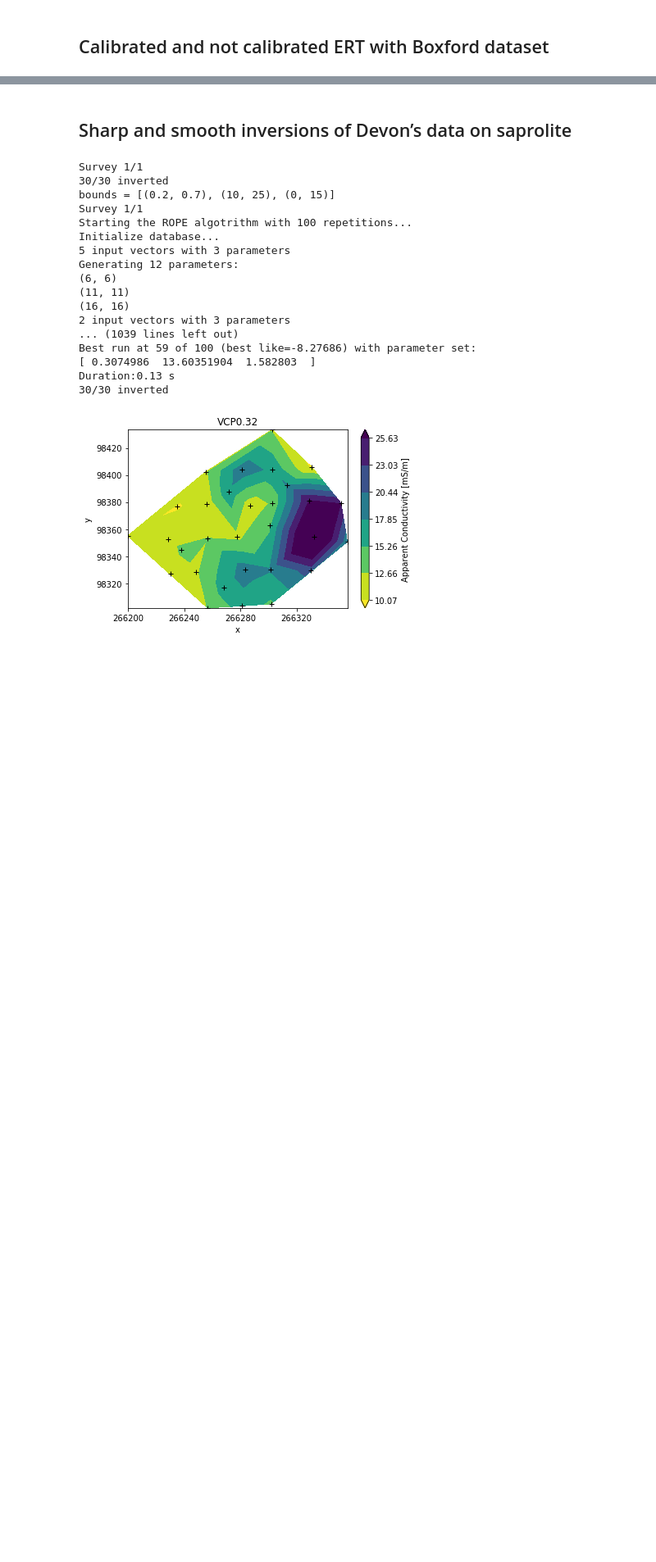
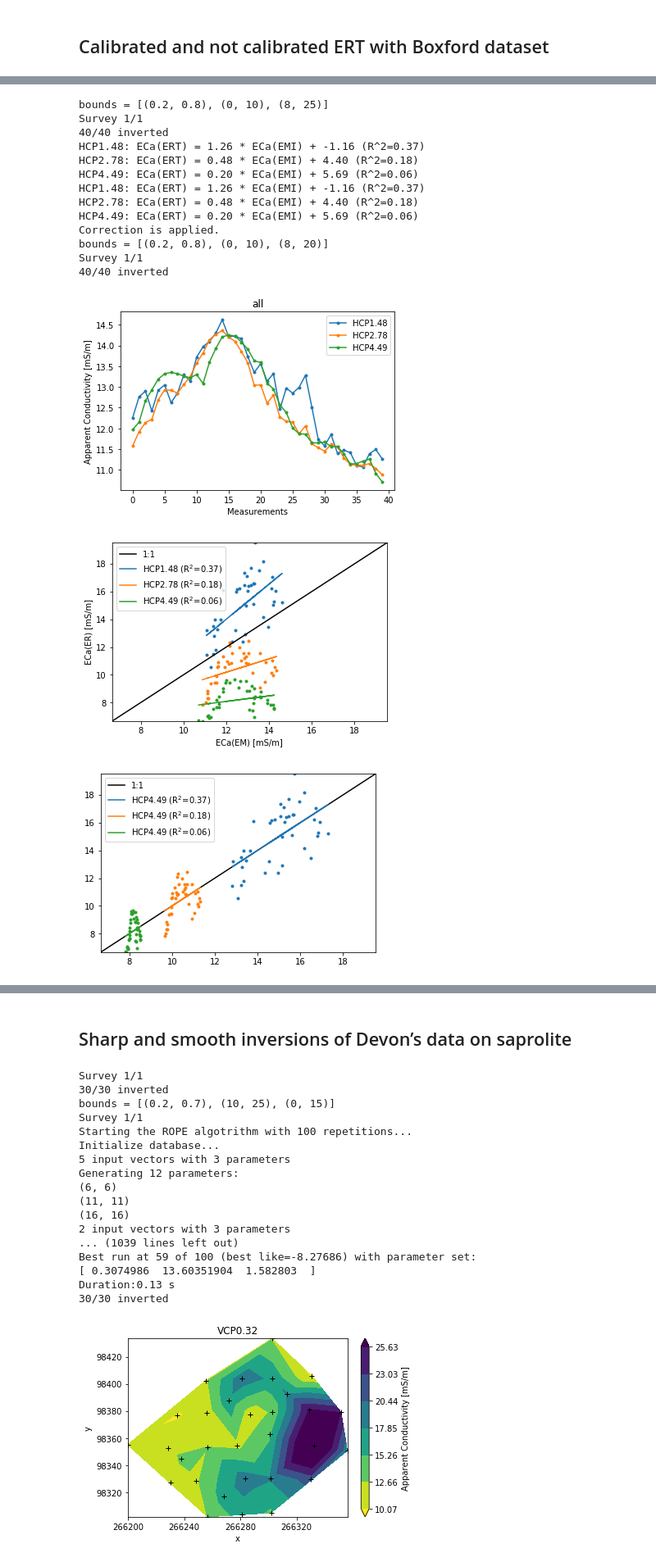
Before and after one commit to hkexgroup/emagpy, a Jupyter notebook: src/em-paper.ipynb, the cells around one changed output, grey strips where cells are left out. Shown at 82% size. Drawn from its saved outputs; the diff is of its cells as text; code cells hidden in the pictures; blank space fills up the shorter version.

```diff
--- a/src/em-paper.ipynb
+++ b/src/em-paper.ipynb
@@ -275,0 +240,35 @@ Duration:0.12 s
+# %%
+fnameEC = datadir + 'boxford-calib/eri_ec.csv'
+fnameECa = datadir + 'boxford-calib/hcp_bf_south.csv'
+
+# non calibrated
+k1 = Problem()
+k1.createSurvey(fnameECa)
+k1.show()
+k1.setInit(depths0=[0.4], fixedDepths=[False], conds0=[5, 15])
+k1.invert(forwardModel='CS', method='ROPE', bnds=[(0.2, 0.8), (0, 10), (8, 25)])
+
+# ERT calibrated
+k2 = Problem()
+k2.createSurvey(datadir + 'boxford-calib/hcp_bf_south.csv')
+k2.setInit(depths0=[0.4], fixedDepths=[False], conds0=[5, 15])
+k2.calibrate(fnameECa, fnameEC, forwardModel='FSeq') # plot calibration
+k2.calibrate(fnameECa, fnameEC, forwardModel='FSeq', apply=True) # apply the calibration
+k2.invert(forwardModel='CS', method='ROPE', bnds=[(0.2, 0.8), (0, 10), (8, 20)])
+# %% [output]
+bounds = [(0.2, 0.8), (0, 10), (8, 25)]
+Survey 1/1
+40/40 inverted
+HCP1.48: ECa(ERT) = 1.26 * ECa(EMI) + -1.16 (R^2=0.37)
+HCP2.78: ECa(ERT) = 0.48 * ECa(EMI) + 4.40 (R^2=0.18)
+HCP4.49: ECa(ERT) = 0.20 * ECa(EMI) + 5.69 (R^2=0.06)
+HCP1.48: ECa(ERT) = 1.26 * ECa(EMI) + -1.16 (R^2=0.37)
+HCP2.78: ECa(ERT) = 0.48 * ECa(EMI) + 4.40 (R^2=0.18)
+HCP4.49: ECa(ERT) = 0.20 * ECa(EMI) + 5.69 (R^2=0.06)
+Correction is applied.
+bounds = [(0.2, 0.8), (0, 10), (8, 20)]
+Survey 1/1
+40/40 inverted
+[figure, added]
+[figure, added]
+[figure, added]
```
Also changed, not shown: parts of 8 cells of this notebook.
